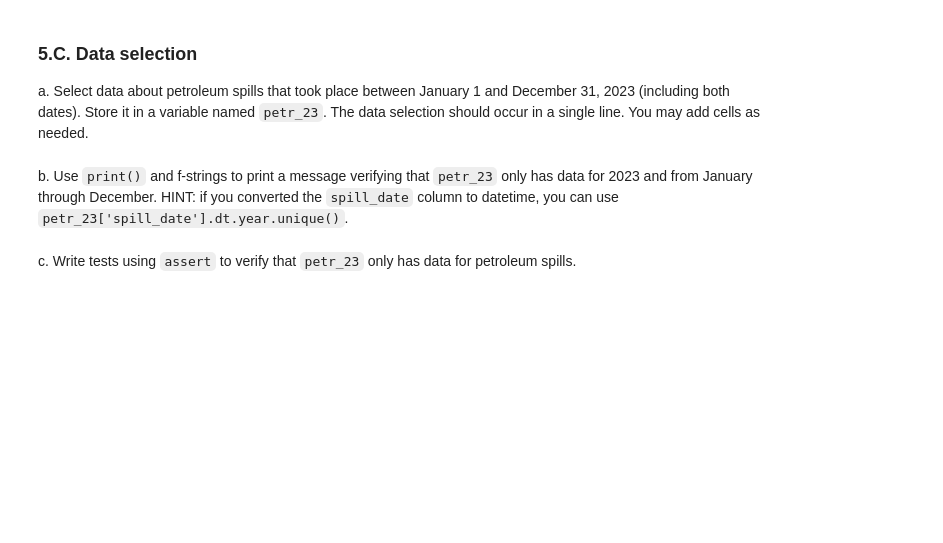
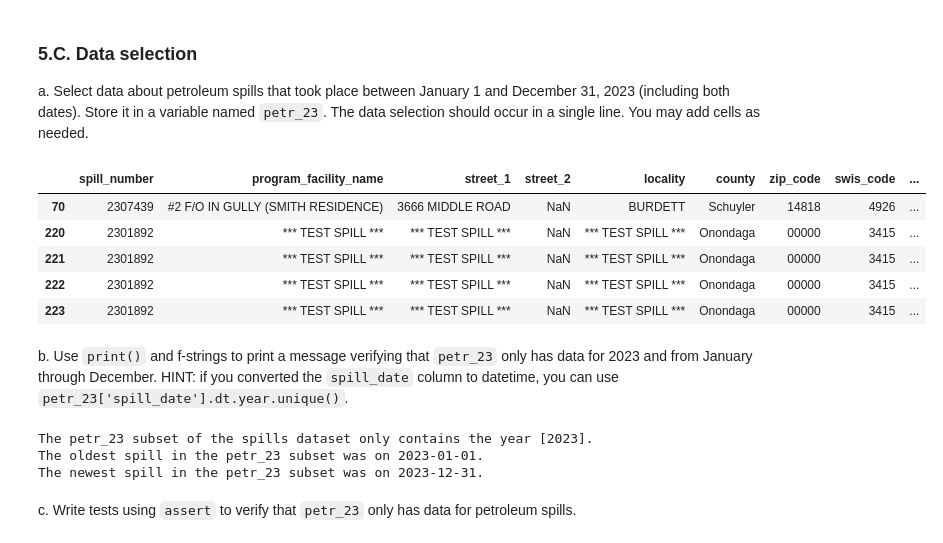
Before and after one commit to ssoriano22/eds220-hwk3, a Jupyter notebook: hwk3-task2-spills.ipynb, the cells around one changed output. Cells and saved outputs as stored; diff of their text form; code cells hidden in the pictures; blank space fills up the shorter version.

```diff
--- a/hwk3-task2-spills.ipynb
+++ b/hwk3-task2-spills.ipynb
@@ -340,6 +340,19 @@ array([nan, '14543', '14818', ..., '12873', '12175', '145813'],
 ### 5.C. Data selection
 
 a. Select data about petroleum spills that took place between January 1 and December 31, 2023 (including both dates). Store it in a variable named `petr_23`. The data selection should occur in a single line. You may add cells as needed.
+# %%
+# Select spills (rows) with spill_date btwn 1-1-2023 and 12-31-2023
+petr_23 = spills.loc[(spills['spill_date'].dt.year == 2023) &
+                      (spills['material_family'] == "Petroleum")]
+# Confirm selection applied
+petr_23.head()
+# %% [output]
+|  | spill_number | program_facility_name | street_1 | street_2 | locality | county | zip_code | swis_code | ... |
+| 70 | 2307439 | #2 F/O IN GULLY (SMITH RESIDENCE) | 3666 MIDDLE ROAD | NaN | BURDETT | Schuyler | 14818 | 4926 | ... |
+| 220 | 2301892 | *** TEST SPILL *** | *** TEST SPILL *** | NaN | *** TEST SPILL *** | Onondaga | 00000 | 3415 | ... |
+| 221 | 2301892 | *** TEST SPILL *** | *** TEST SPILL *** | NaN | *** TEST SPILL *** | Onondaga | 00000 | 3415 | ... |
+| 222 | 2301892 | *** TEST SPILL *** | *** TEST SPILL *** | NaN | *** TEST SPILL *** | Onondaga | 00000 | 3415 | ... |
+| 223 | 2301892 | *** TEST SPILL *** | *** TEST SPILL *** | NaN | *** TEST SPILL *** | Onondaga | 00000 | 3415 | ... |
 # %% [markdown]
 <!-- END QUESTION -->
 
@@ -347,6 +360,15 @@ a. Select data about petroleum spills that took place between January 1 and Dece
 
 b. Use `print()` and f-strings to print a message verifying that `petr_23` only has data for 2023 and from January through December.
 HINT: if you converted the `spill_date` column to datetime, you can use `petr_23['spill_date'].dt.year.unique()`.
+# %%
+# Print statement checks for material_family and date selection
+print(f"The petr_23 subset of the spills dataset only contains the year {petr_23['spill_date'].dt.year.unique()}.")
+print(f"The oldest spill in the petr_23 subset was on {petr_23['spill_date'].min().date()}.")
+print(f"The newest spill in the petr_23 subset was on {petr_23['spill_date'].max().date()}.")
+# %% [output]
+The petr_23 subset of the spills dataset only contains the year [2023].
+The oldest spill in the petr_23 subset was on 2023-01-01.
+The newest spill in the petr_23 subset was on 2023-12-31.
 # %% [markdown]
 <!-- END QUESTION -->
 
```
Also changed, not shown: parts of 6 cells of this notebook.
